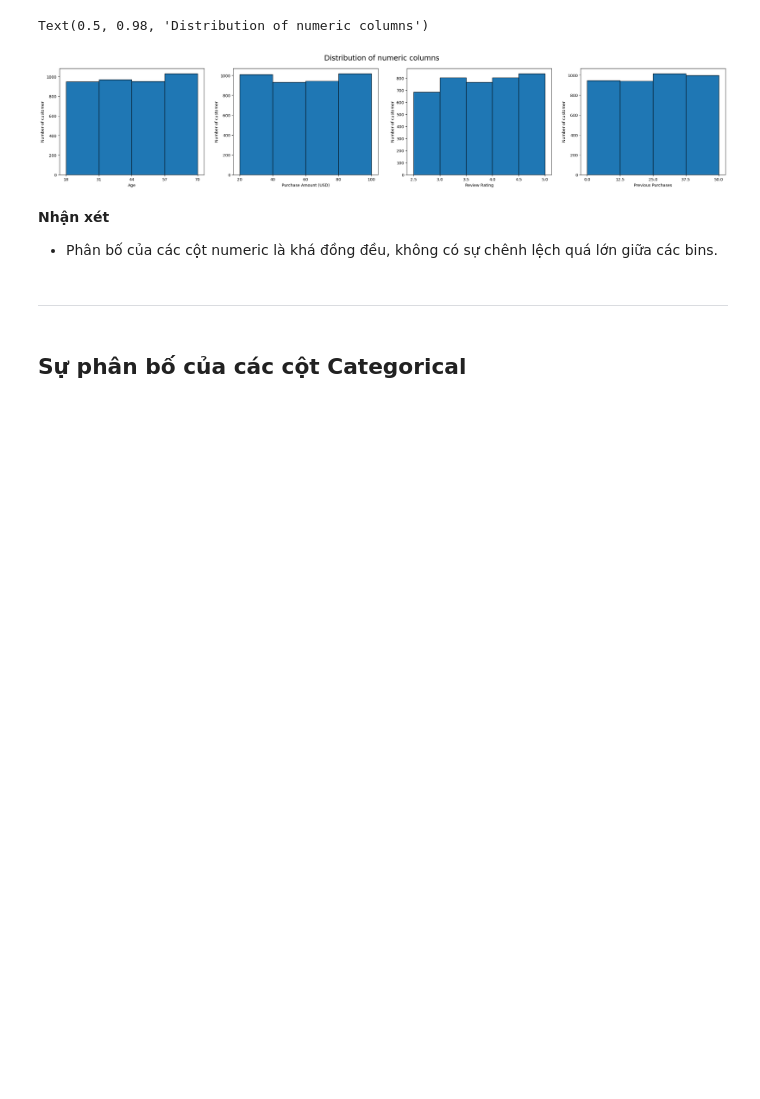
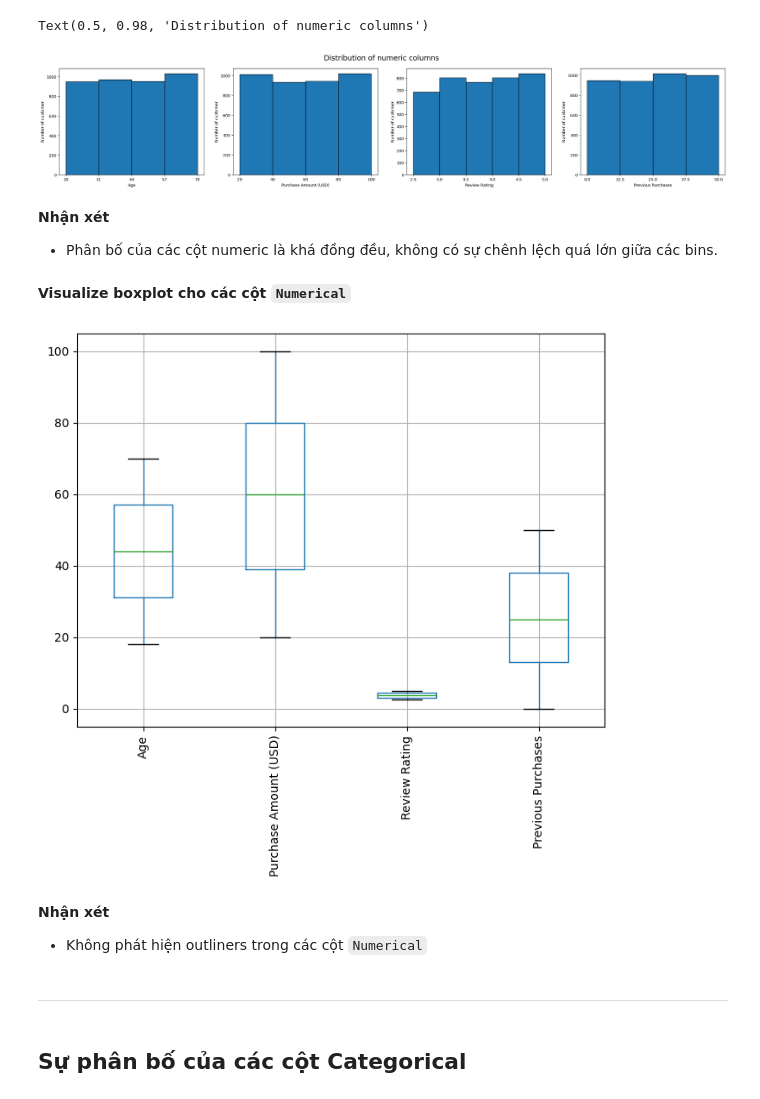
Before and after one commit to HuyAnhTon/Programming_DS, a Jupyter notebook: notebooks/data_explore.ipynb, the cells around one changed output. Cells and saved outputs as stored; diff of their text form; code cells hidden in the pictures; blank space fills up the shorter version.

```diff
--- a/notebooks/data_explore.ipynb
+++ b/notebooks/data_explore.ipynb
@@ -261,5 +268,5 @@ Với các missing values ở cột này, ta sẽ fill nan bằng giá trị `0`
 # %%
-raw_df["Previous Purchases"] = raw_df["Previous Purchases"].fillna(0)
+raw_df.loc[:, "Previous Purchases"] = raw_df.loc[:, "Previous Purchases"].fillna(0)
 print(f'Số lượng giá trị nan: {raw_df["Previous Purchases"].isna().sum()}')
 # %% [output]
 Số lượng giá trị nan: 0
@@ -301,6 +328,19 @@ Text(0.5, 0.98, 'Distribution of numeric columns')
 # %% [markdown]
 **Nhận xét**
 - Phân bố của các cột numeric là khá đồng đều, không có sự chênh lệch quá lớn giữa các bins.
+# %% [markdown]
+**Visualize boxplot cho các cột `Numerical`**
+# %%
+plt.figure(figsize=(8, 6))
+raw_df[numeric_col].boxplot()
+plt.xticks(rotation = 90)
+plt.show()
+# %% [output]
+[figure, added]
+# %% [markdown]
+**Nhận xét**
+
+- Không phát hiện outliners trong các cột `Numerical`
 # %% [markdown]
 ----
 # %% [markdown]
```
Also changed, not shown: parts of 26 cells of this notebook, 6 other files.
